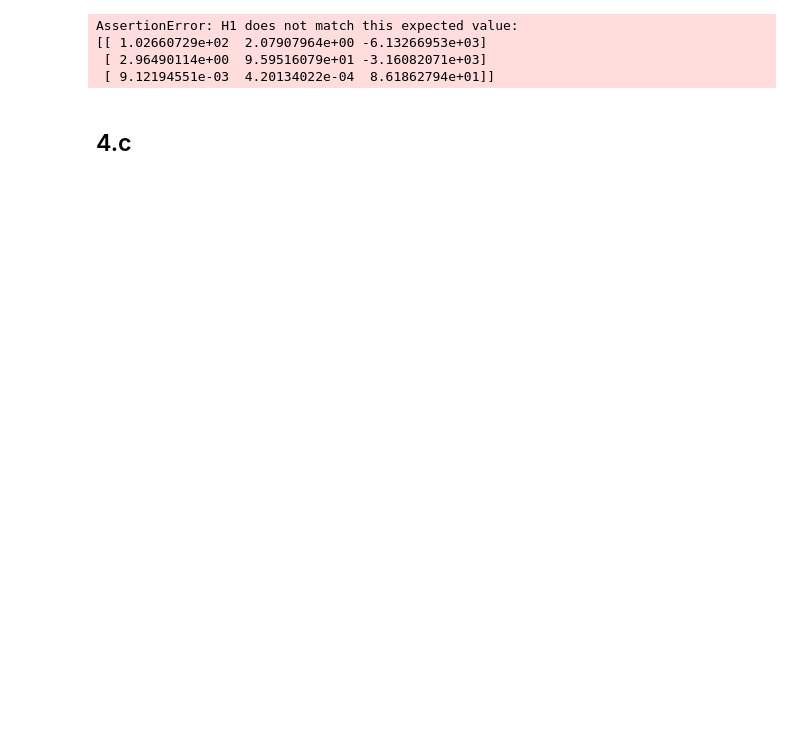
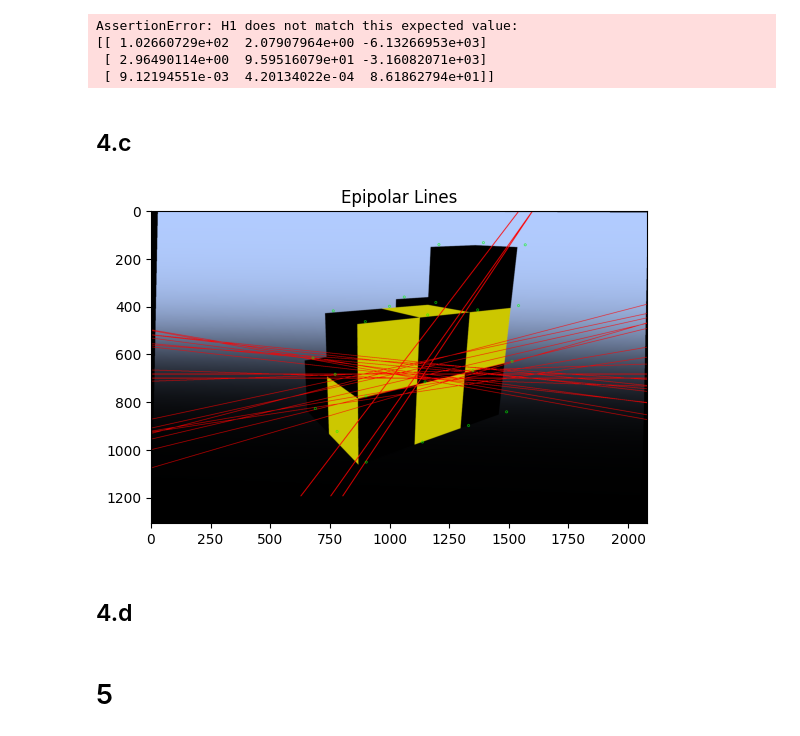
Before and after one commit to linv24/6.8300, a Jupyter notebook: pset3/test.ipynb, the cells around one changed output. Drawn from its saved outputs; the diff is of its cells as text; code cells hidden in the pictures; blank space fills up the shorter version.

```diff
--- a/pset3/test.ipynb
+++ b/pset3/test.ipynb
@@ -478,3 +419,27 @@ AssertionError: H1 does not match this expected value:
  [ 9.12194551e-03  4.20134022e-04  8.61862794e+01]]
 # %% [markdown]
 ## 4.c
+# %%
+# Part 4.c
+rectified_im1, offset1 = compute_rectified_image(im1, H1)
+rectified_im2, offset2 = compute_rectified_image(im2, H2)
+
+new_points1 = H1.dot(points1.T)
+new_points2 = H2.dot(points2.T)
+new_points1 /= new_points1[2,:]
+new_points2 /= new_points2[2,:]
+new_points1 = new_points1.T
+new_points2 = new_points2.T
+new_points1 -= offset1 + (0,)
+new_points2 -= offset2 + (0,)
+total_offset_y = np.mean(new_points1[:, 1] - new_points2[:, 1]).round()
+
+F_new = normalized_eight_point_alg(new_points1, new_points2)
+lines1 = compute_epipolar_lines(new_points2, F_new.T)
+lines2 = compute_epipolar_lines(new_points1, F_new)
+aligned_img = show_epipolar_imgs(rectified_im1, rectified_im2, lines1, lines2, new_points1, new_points2, offset=int(total_offset_y))
+Image.fromarray(aligned_img).save(env.p4.aligned_epipolar)
+# %% [output]
+[figure, added]
+# %% [markdown]
+## 4.d
@@ -480,0 +453,2 @@ AssertionError: H1 does not match this expected value:
+# %% [markdown]
+# 5
```
Also changed, not shown: parts of 18 cells of this notebook, 4 other files.
